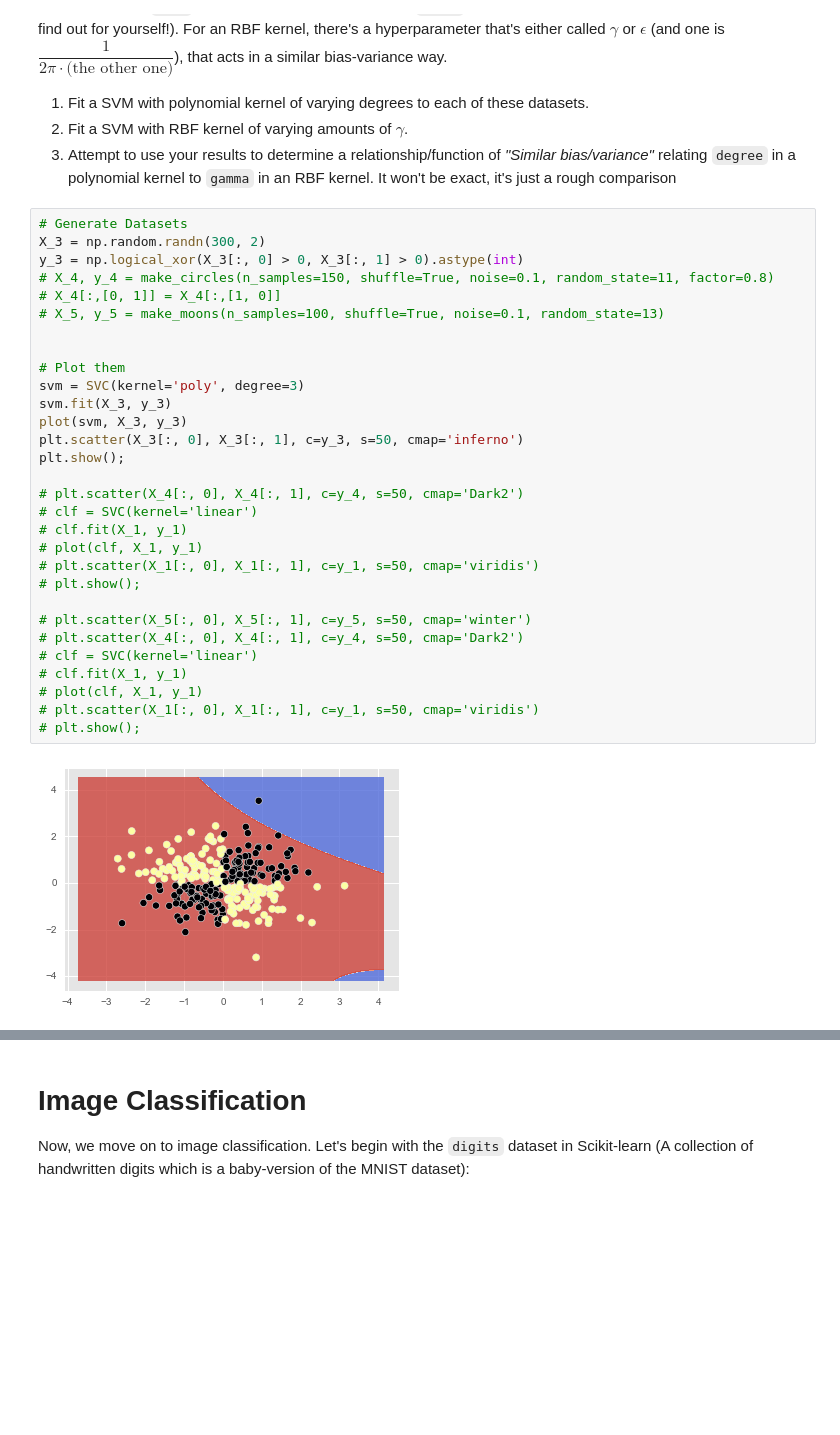
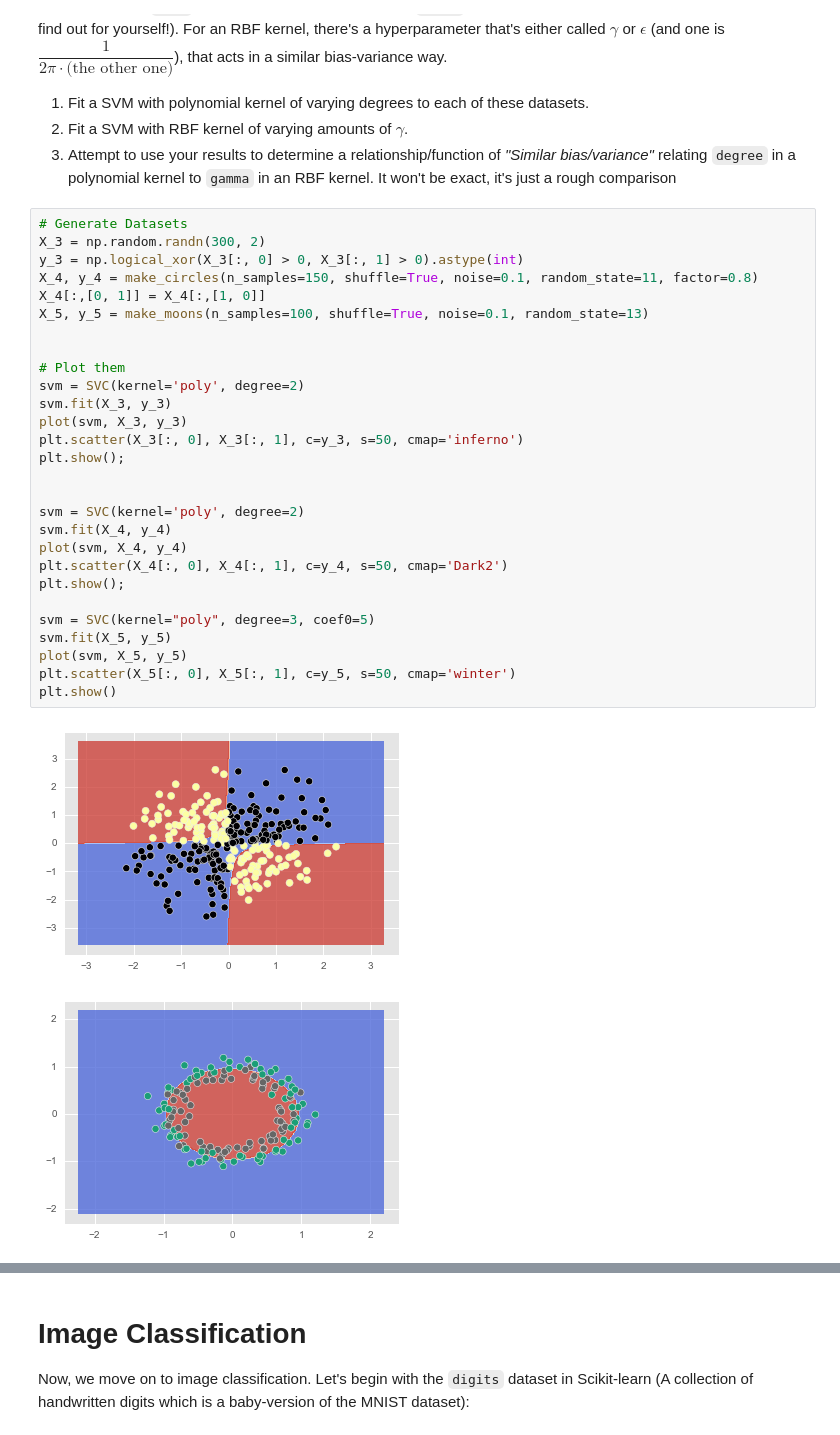
Before and after one commit to Reichenbachian/SVM_Examples, a Jupyter notebook: miniproject_SVMs.ipynb, the cells around one changed output, grey strips where cells are left out. Cells and saved outputs as stored; diff of their text form; blank space fills up the shorter version.

```diff
--- a/miniproject_SVMs.ipynb
+++ b/miniproject_SVMs.ipynb
@@ -70,32 +71,31 @@ For the polynomial kernel, you'll need to specify a degree number using `kernel=
 # %%
 # Generate Datasets
 X_3 = np.random.randn(300, 2)
 y_3 = np.logical_xor(X_3[:, 0] > 0, X_3[:, 1] > 0).astype(int)
-# X_4, y_4 = make_circles(n_samples=150, shuffle=True, noise=0.1, random_state=11, factor=0.8)
-# X_4[:,[0, 1]] = X_4[:,[1, 0]]
-# X_5, y_5 = make_moons(n_samples=100, shuffle=True, noise=0.1, random_state=13)
+X_4, y_4 = make_circles(n_samples=150, shuffle=True, noise=0.1, random_state=11, factor=0.8)
+X_4[:,[0, 1]] = X_4[:,[1, 0]]
+X_5, y_5 = make_moons(n_samples=100, shuffle=True, noise=0.1, random_state=13)
 
 
 # Plot them
-svm = SVC(kernel='poly', degree=3)
+svm = SVC(kernel='poly', degree=2)
 svm.fit(X_3, y_3)
 plot(svm, X_3, y_3)
 plt.scatter(X_3[:, 0], X_3[:, 1], c=y_3, s=50, cmap='inferno')
 plt.show();
 
-# plt.scatter(X_4[:, 0], X_4[:, 1], c=y_4, s=50, cmap='Dark2')
-# clf = SVC(kernel='linear')
-# clf.fit(X_1, y_1)
-# plot(clf, X_1, y_1)
-# plt.scatter(X_1[:, 0], X_1[:, 1], c=y_1, s=50, cmap='viridis')
-# plt.show();
 
-# plt.scatter(X_5[:, 0], X_5[:, 1], c=y_5, s=50, cmap='winter')
-# plt.scatter(X_4[:, 0], X_4[:, 1], c=y_4, s=50, cmap='Dark2')
-# clf = SVC(kernel='linear')
-# clf.fit(X_1, y_1)
-# plot(clf, X_1, y_1)
-# plt.scatter(X_1[:, 0], X_1[:, 1], c=y_1, s=50, cmap='viridis')
-# plt.show();
+svm = SVC(kernel='poly', degree=2)
+svm.fit(X_4, y_4)
+plot(svm, X_4, y_4)
+plt.scatter(X_4[:, 0], X_4[:, 1], c=y_4, s=50, cmap='Dark2')
+plt.show();
+
+svm = SVC(kernel="poly", degree=3, coef0=5)
+svm.fit(X_5, y_5)
+plot(svm, X_5, y_5)
+plt.scatter(X_5[:, 0], X_5[:, 1], c=y_5, s=50, cmap='winter')
+plt.show()
 # %% [output]
-[figure, old version]
+[figure, new version]
+[figure, added]
```
Also changed, not shown: parts of 7 cells of this notebook.
